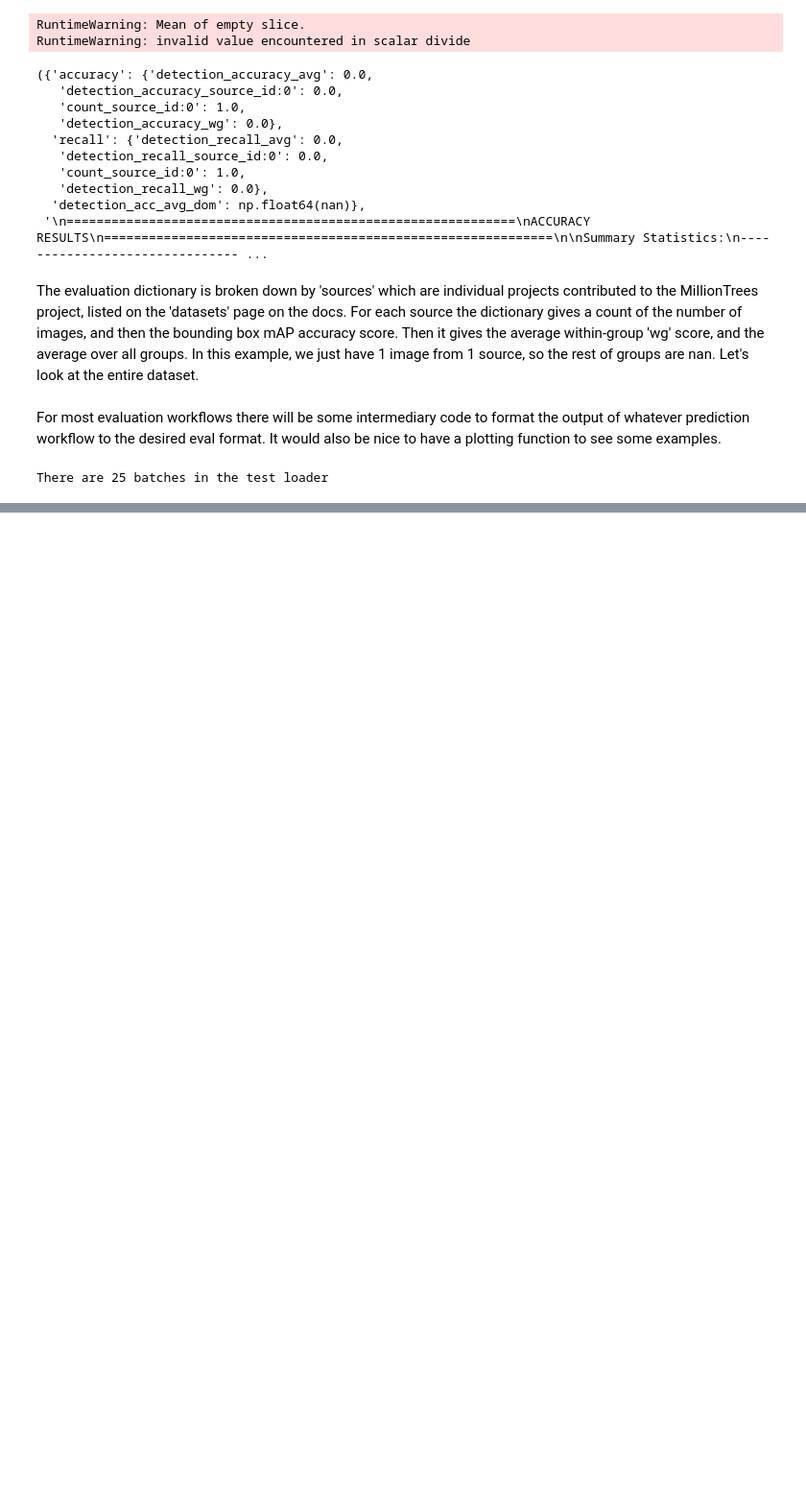
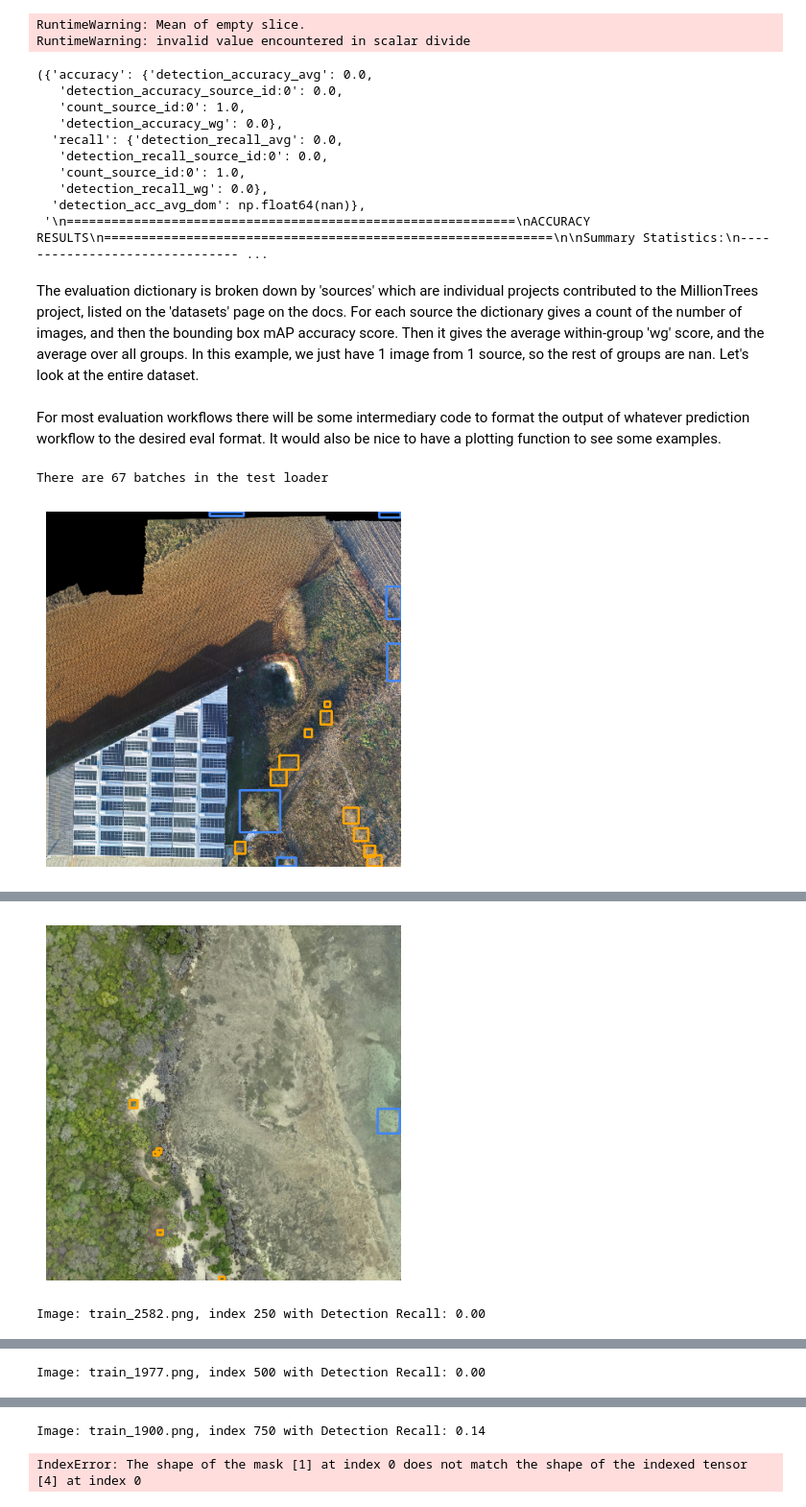
Before and after one commit to weecology/MillionTrees, a Jupyter notebook: docs/examples/baseline_boxes.ipynb, the cells around one changed output, grey strips where cells are left out. Shown at 96% size. Drawn from its saved outputs; the diff is of its cells as text; code cells hidden in the pictures; blank space fills up the shorter version.

Commit message:
make strings in the tests to be explicit

```diff
--- a/docs/examples/baseline_boxes.ipynb
+++ b/docs/examples/baseline_boxes.ipynb
@@ -122,7 +122,7 @@ The evaluation dictionary is broken down by 'sources' which are individual proje
 For most evaluation workflows there will be some intermediary code to format the output of whatever prediction workflow to the desired eval format. It would also be nice to have a plotting function to see some examples.
 # %%
 import warnings
-
+from deepforest.utilities import format_geometry
 
 def format_deepforest_prediction(images, metadata, targets, m, batch_index):
     # Suppress user warnings to make more readable
@@ -131,26 +131,29 @@ def format_deepforest_prediction(images, metadata, targets, m, batch_index):
     images = torch.tensor(images)
     predictions = m.predict_step(images, batch_index)
     batch_results = []
+    formatted_predictions = []
     for image_metadata, pred, image_targets, image in zip(
             metadata, predictions, targets, images):
         basename = box_dataset._filename_id_to_code[int(image_metadata[0])]
-        if pred is None:
+        if len(pred["boxes"]) == 0:
             y_pred = {}
             y_pred["y"] = torch.zeros(4)
             y_pred["labels"] = torch.zeros(1)
             y_pred["scores"] = torch.zeros(1)
         else:
-            pred.root_dir = os.path.join(box_dataset._data_dir._str, "images")
-            pred["image_path"] = basename
+            formatted_pred = format_geometry(pred)
+            formatted_pred.root_dir = os.path.join(box_dataset._data_dir._str, "images")
+            formatted_pred["image_path"] = basename
             # Reformat to milliontrees format
             y_pred = {}
-            y_pred["y"] = torch.tensor(pred[["xmin", "ymin", "xmax",
+            y_pred["y"] = torch.tensor(formatted_pred[["xmin", "ymin", "xmax",
                                              "ymax"]].values.astype("float32"))
-            y_pred["labels"] = torch.tensor(pred.label)
-            y_pred["scores"] = torch.tensor(pred.score.values.astype("float32"))
+            y_pred["labels"] = torch.tensor(formatted_pred.label)
+            y_pred["scores"] = torch.tensor(formatted_pred.score.values.astype("float32"))
         batch_results.append(y_pred)
+        formatted_predictions.append(formatted_pred)
 
-    return batch_results, predictions
+    return batch_results, formatted_predictions
 
 
 # Helper function to plot evaluation results
@@ -175,32 +178,32 @@ def plot_eval_results(y_pred, pred, image_targets, image, batch_index):
     )
 # %%
 # Get the test loader
-test_loader = get_eval_loader("standard", box_test_data, batch_size=32)
+test_loader = get_eval_loader("standard", box_test_data, batch_size=12)
 
 # Print the length of the test loader
 print("There are {} batches in the test loader".format(len(test_loader)))
 
 # Get predictions for the full test set
 all_y_pred = []
 all_y_true = []
 
 batch_index = 0
 for batch in test_loader:
     metadata, images, targets = batch
     # Get the original DeepForest, and MillionTrees formatted predictions, this is just for plotting, otherwise you just need y_pred.
-    milliontrees_format, deepforest_format = format_deepforest_prediction(
-        images, metadata, targets, m, batch_index)
+    milliontrees_format, deepforest_format = format_deepforest_prediction(images, metadata, targets, m, batch_index)
     for image_metadata, y_pred, pred, image_targets, image in zip(
             metadata, milliontrees_format, deepforest_format, targets, images):
         # Plot every 250th image
         if batch_index % 250 == 0:
             plot_eval_results(y_pred, pred, image_targets, image, batch_index)
         # Gather all predictions and ground truth
         all_y_pred.append(y_pred)
         all_y_true.append(image_targets)
         batch_index += 1
 
 # Evaluate
 box_dataset.eval(all_y_pred, all_y_true, box_test_data.metadata_array)
 # %% [output]
-There are 25 batches in the test loader
+There are 67 batches in the test loader
+[figure, added]
@@ -207,0 +211,2 @@ UserWarning: To copy construct from a tensor, it is recommended to use sourceTen
+[figure, added]
+Image: train_2582.png, index 250 with Detection Recall: 0.00
@@ -207,0 +214 @@ UserWarning: To copy construct from a tensor, it is recommended to use sourceTen
+Image: train_1977.png, index 500 with Detection Recall: 0.00
@@ -207,0 +216,2 @@ UserWarning: To copy construct from a tensor, it is recommended to use sourceTen
+Image: train_1900.png, index 750 with Detection Recall: 0.14
+IndexError: The shape of the mask [1] at index 0 does not match the shape of the indexed tensor [4] at index 0
```
Also changed, not shown: parts of 3 cells of this notebook, 2 other files.
